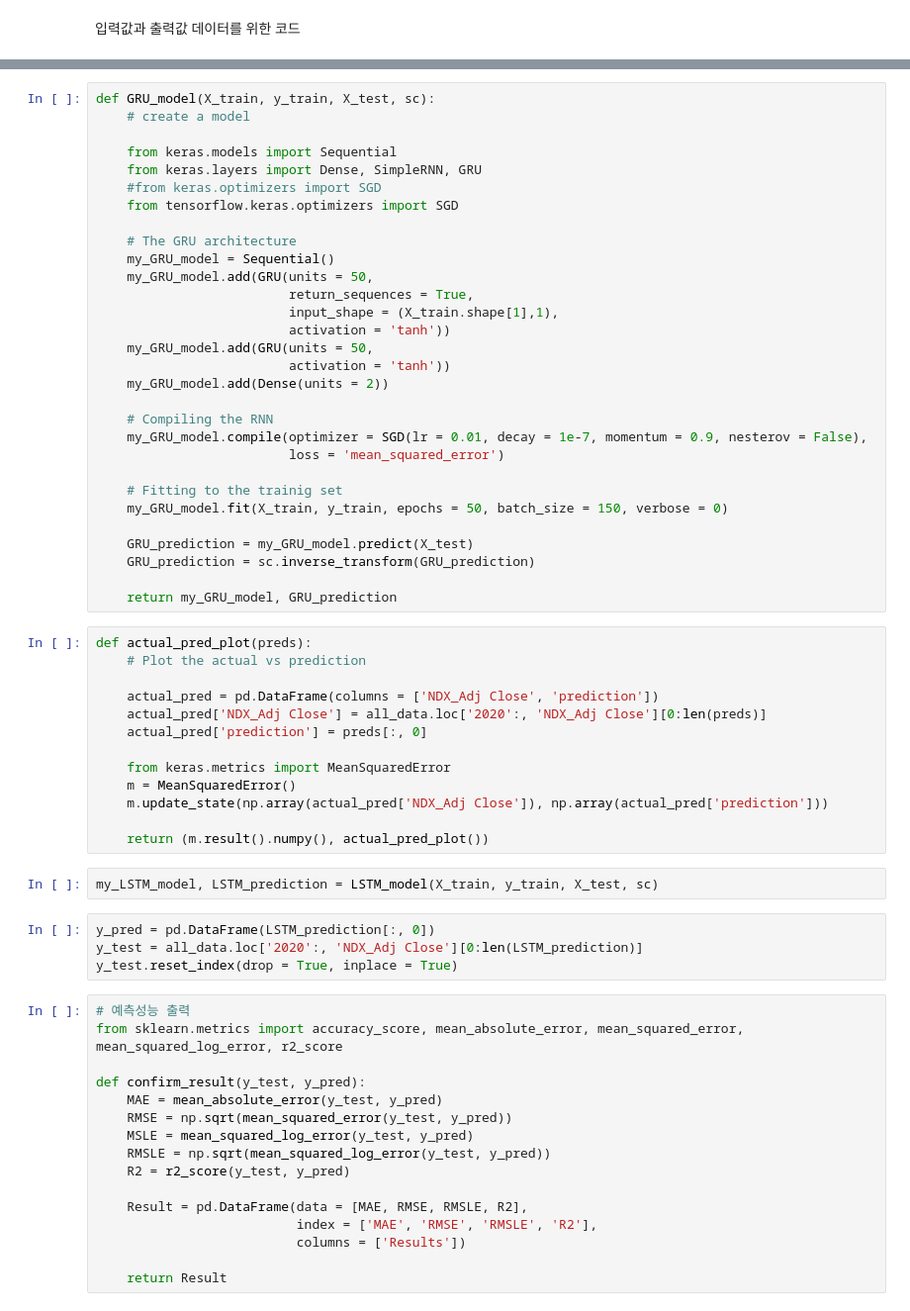
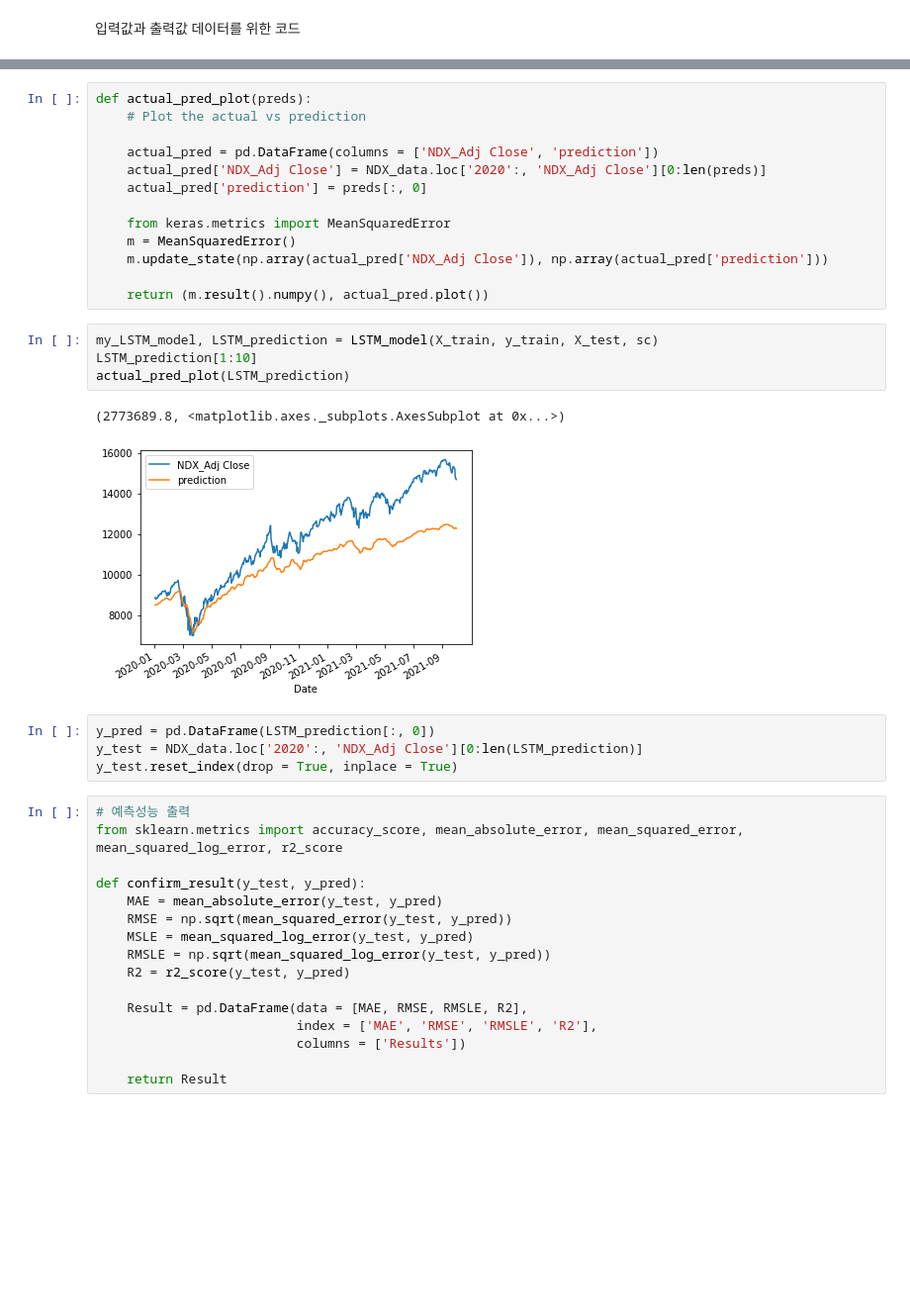
Before and after one commit to blackgreenc/AI, a Jupyter notebook: index_prediction.ipynb, the cells around one changed output, grey strips where cells are left out. Shown: that part at 99% size. Cells and saved outputs as stored; diff of their text form; blank space fills up the shorter version.

```diff
--- a/index_prediction.ipynb
+++ b/index_prediction.ipynb
@@ -290,54 +243,29 @@ def LSTM_model(X_train, y_train, X_test, sc):
     LSTM_prediction = sc.inverse_transform(LSTM_prediction)
 
     return my_LSTM_model, LSTM_prediction
-# %%
-def GRU_model(X_train, y_train, X_test, sc):
-    # create a model
-
-    from keras.models import Sequential
-    from keras.layers import Dense, SimpleRNN, GRU
-    #from keras.optimizers import SGD
-    from tensorflow.keras.optimizers import SGD
-
-    # The GRU architecture
-    my_GRU_model = Sequential()
-    my_GRU_model.add(GRU(units = 50,
-                         return_sequences = True,
-                         input_shape = (X_train.shape[1],1),
-                         activation = 'tanh'))
-    my_GRU_model.add(GRU(units = 50,
-                         activation = 'tanh'))
-    my_GRU_model.add(Dense(units = 2))
-
-    # Compiling the RNN
-    my_GRU_model.compile(optimizer = SGD(lr = 0.01, decay = 1e-7, momentum = 0.9, nesterov = False),
-                         loss = 'mean_squared_error')
-
-    # Fitting to the trainig set
-    my_GRU_model.fit(X_train, y_train, epochs = 50, batch_size = 150, verbose = 0)
-
-    GRU_prediction = my_GRU_model.predict(X_test)
-    GRU_prediction = sc.inverse_transform(GRU_prediction)
-
-    return my_GRU_model, GRU_prediction
 # %%
 def actual_pred_plot(preds):
     # Plot the actual vs prediction
 
     actual_pred = pd.DataFrame(columns = ['NDX_Adj Close', 'prediction'])
-    actual_pred['NDX_Adj Close'] = all_data.loc['2020':, 'NDX_Adj Close'][0:len(preds)]
+    actual_pred['NDX_Adj Close'] = NDX_data.loc['2020':, 'NDX_Adj Close'][0:len(preds)]
     actual_pred['prediction'] = preds[:, 0]
 
     from keras.metrics import MeanSquaredError
     m = MeanSquaredError()
     m.update_state(np.array(actual_pred['NDX_Adj Close']), np.array(actual_pred['prediction']))
 
-    return (m.result().numpy(), actual_pred_plot())
+    return (m.result().numpy(), actual_pred.plot())
 # %%
 my_LSTM_model, LSTM_prediction = LSTM_model(X_train, y_train, X_test, sc)
+LSTM_prediction[1:10]
+actual_pred_plot(LSTM_prediction)
+# %% [output]
+(2773689.8, <matplotlib.axes._subplots.AxesSubplot at 0x...>)
+[figure, added]
 # %%
 y_pred = pd.DataFrame(LSTM_prediction[:, 0])
-y_test = all_data.loc['2020':, 'NDX_Adj Close'][0:len(LSTM_prediction)]
+y_test = NDX_data.loc['2020':, 'NDX_Adj Close'][0:len(LSTM_prediction)]
 y_test.reset_index(drop = True, inplace = True)
 # %%
 # 예측성능 출력
```
Also changed, not shown: parts of 16 cells of this notebook.
